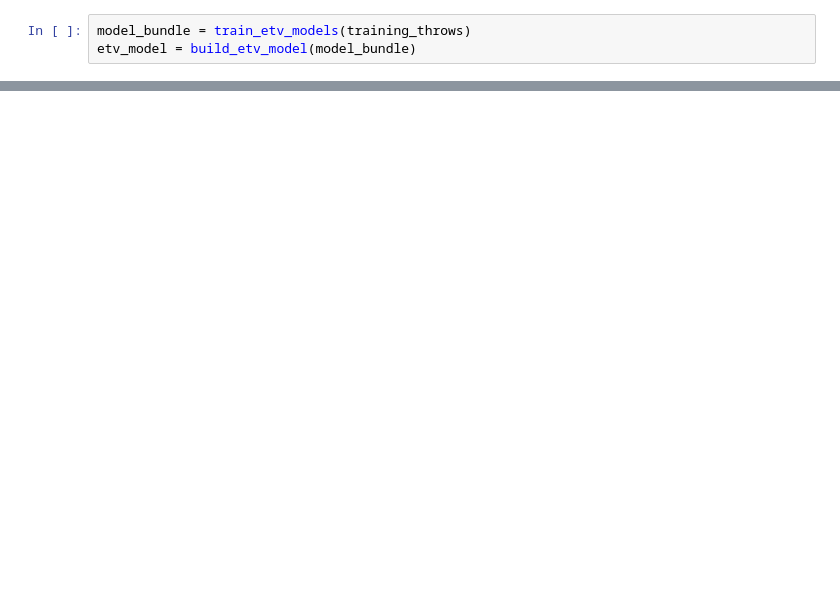
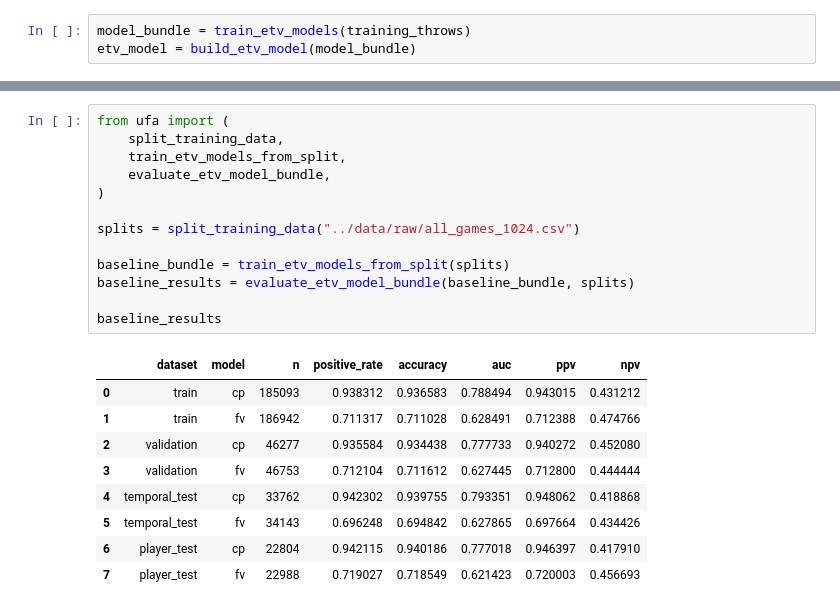
Before and after one commit to Tttaussig33/frisbee-analytics, a Jupyter notebook: notebooks/04_train_baseline_models.ipynb, the cells around one changed output, grey strips where cells are left out. Cells and saved outputs as stored; diff of their text form; blank space fills up the shorter version.

```diff
--- a/notebooks/04_train_baseline_models.ipynb
+++ b/notebooks/04_train_baseline_models.ipynb
@@ -187,0 +167,23 @@ result.thrower_stats.head(20)
+# %%
+from ufa import (
+    split_training_data,
+    train_etv_models_from_split,
+    evaluate_etv_model_bundle,
+)
+
+splits = split_training_data("../data/raw/all_games_1024.csv")
+
+baseline_bundle = train_etv_models_from_split(splits)
+baseline_results = evaluate_etv_model_bundle(baseline_bundle, splits)
+
+baseline_results
+# %% [output]
+|  | dataset | model | n | positive_rate | accuracy | auc | ppv | npv |
+| 0 | train | cp | 185093 | 0.938312 | 0.936583 | 0.788494 | 0.943015 | 0.431212 |
+| 1 | train | fv | 186942 | 0.711317 | 0.711028 | 0.628491 | 0.712388 | 0.474766 |
+| 2 | validation | cp | 46277 | 0.935584 | 0.934438 | 0.777733 | 0.940272 | 0.452080 |
+| 3 | validation | fv | 46753 | 0.712104 | 0.711612 | 0.627445 | 0.712800 | 0.444444 |
+| 4 | temporal_test | cp | 33762 | 0.942302 | 0.939755 | 0.793351 | 0.948062 | 0.418868 |
+| 5 | temporal_test | fv | 34143 | 0.696248 | 0.694842 | 0.627865 | 0.697664 | 0.434426 |
+| 6 | player_test | cp | 22804 | 0.942115 | 0.940186 | 0.777018 | 0.946397 | 0.417910 |
+| 7 | player_test | fv | 22988 | 0.719027 | 0.718549 | 0.621423 | 0.720003 | 0.456693 |
```
Also changed, not shown: parts of 6 cells of this notebook, 6 other files.
